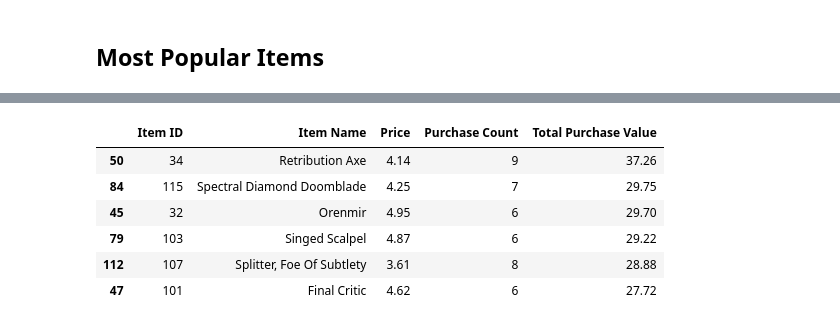
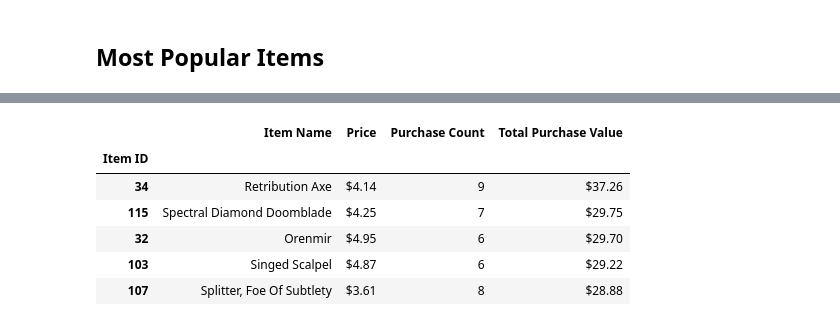
Before and after one commit to rashimjain/pandas-challenge, a Jupyter notebook: HeroesOfPymoli/HeroesOfPymoli_Solved.ipynb, the cells around one changed output, grey strips where cells are left out. Cells and saved outputs as stored; diff of their text form; code cells hidden in the pictures.

```diff
--- a/HeroesOfPymoli/HeroesOfPymoli_Solved.ipynb
+++ b/HeroesOfPymoli/HeroesOfPymoli_Solved.ipynb
@@ -359,6 +349,7 @@ df10 = data_file_pd.drop_duplicates(subset='Item ID', keep='first')
 
 clist1 = ["Item ID","Item Name","Price"]
 df11 = df10[clist1]
+df11["Price"] = df11["Price"].map('${:.2f}'.format)
 
 df11.head()
 # %% [output]
@@ -384,22 +386,25 @@ df13
 # %%
 # Part 9 - Identify the 5 most profitable items by total purchase value, then list (in a table):
 #  * Item ID
 #  * Item Name
 #  * Purchase Count
 #  * Item Price
 #  * Total Purchase Value
 
 
-df14 = df12.nlargest(6, 'Total Purchase Value')
+df14 = df12.nlargest(5, 'Total Purchase Value')
 clist2 = ["Item ID","Item Name","Price", "Purchase Count","Total Purchase Value"]
 df15 = df14[clist2]
 
+df15 = df15.set_index("Item ID")
+df15["Total Purchase Value"] = df15["Total Purchase Value"].map('${:.2f}'.format)
+
 df15
 # %% [output]
-|  | Item ID | Item Name | Price | Purchase Count | Total Purchase Value |
-| 50 | 34 | Retribution Axe | 4.14 | 9 | 37.26 |
-| 84 | 115 | Spectral Diamond Doomblade | 4.25 | 7 | 29.75 |
-| 45 | 32 | Orenmir | 4.95 | 6 | 29.70 |
-| 79 | 103 | Singed Scalpel | 4.87 | 6 | 29.22 |
-| 112 | 107 | Splitter, Foe Of Subtlety | 3.61 | 8 | 28.88 |
-| 47 | 101 | Final Critic | 4.62 | 6 | 27.72 |
+|  | Item Name | Price | Purchase Count | Total Purchase Value |
+| Item ID |  |  |  |  |
+| 34 | Retribution Axe | $4.14 | 9 | $37.26 |
+| 115 | Spectral Diamond Doomblade | $4.25 | 7 | $29.75 |
+| 32 | Orenmir | $4.95 | 6 | $29.70 |
+| 103 | Singed Scalpel | $4.87 | 6 | $29.22 |
+| 107 | Splitter, Foe Of Subtlety | $3.61 | 8 | $28.88 |
```
Also changed, not shown: parts of 4 cells of this notebook, 1 other file.
